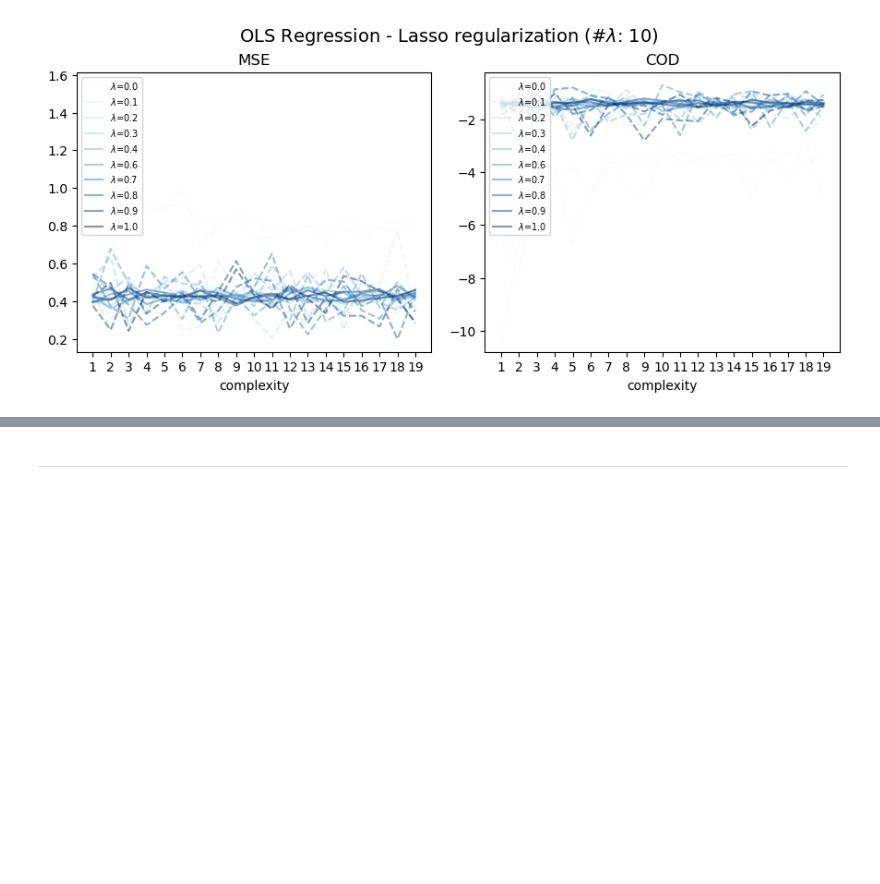
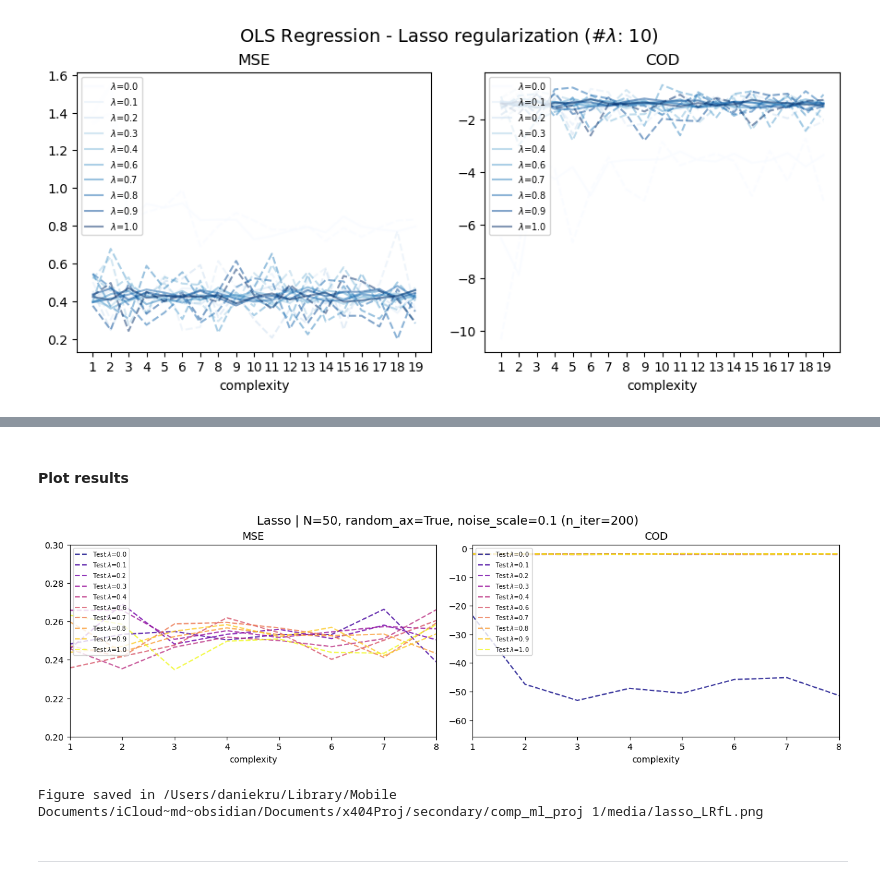
Before and after one commit to iKiru-hub/compML, a Jupyter notebook: Untitled1.ipynb, the cells around one changed output, grey strips where cells are left out. Drawn from its saved outputs; the diff is of its cells as text; code cells hidden in the pictures; blank space fills up the shorter version.

Commit message:
save fig

```diff
--- a/Untitled1.ipynb
+++ b/Untitled1.ipynb
@@ -1116,0 +1114,5 @@ plt.show()
+# %%
+N = 50
+random_ax = True
+noise_scale = 0.1
+(x, y, z), (xm, ym, zm) = u.generate_data(N=N, random_ax=random_ax, noise_scale=noise_scale)
@@ -1116,0 +1121,5 @@ plt.show()
+# %%
+n_iter = 200
+nb_lambdas = 10
+lambdas = np.linspace(0, 1, nb_lambdas)
+degrees = range(1, 20)
@@ -1117,3 +1203,46 @@ plt.show()
+# %% [markdown]
+#### Plot results
+# %%
+alpha = 0.8
+
+# colors
+colors = plt.cm.plasma(np.linspace(0, 1, nb_lambdas))
+
+# figure
+fig, axs = plt.subplots(1, 2, figsize=(13, 4), sharex=True)
+fig.suptitle(f'Lasso | {N=}, {random_ax=}, {noise_scale=} ({n_iter=})', fontsize=14)
+fig.tight_layout(h_pad=2)
+
+for i, l in enumerate(lambdas):
+    #axs[0].plot(degrees, tot_record['mse_train'][i, :], '-', color=colors[i], alpha=alpha, label=f"Train $\lambda$={l:.1f}")
+    axs[0].plot(degrees, tot_record['mse_test'][i, :], '--', color=colors[i], label=f"Test $\lambda$={l:.1f}", alpha=alpha)
+    axs[0].set_title(f"MSE")
+    axs[0].set_xlabel('complexity')
+    axs[0].legend(loc='upper left', fontsize=7)
+    axs[0].set_xticks(degrees)
+    axs[0].grid()
+
+    #axs[1].plot(degrees, tot_record['cod_train'][i, :], '-', color=colors[i], alpha=alpha, label=f"Train $\lambda$={l:.1f}")
+    axs[1].plot(degrees, tot_record['cod_test'][i, :], '--', color=colors[i], label=f"Test $\lambda$={l:.1f}", alpha=alpha)
+
+    axs[1].set_title(f"COD")
+    axs[1].set_xlabel('complexity')
+    axs[1].legend(loc='upper left', fontsize=7)
+    axs[1].set_xticks(degrees)
+    axs[1].grid()
+
+axs[0].set_ylim(0.2, 0.3)
+#axs[1].set_ylim(0, 1.1)
+
+axs[0].set_xlim(1, 8)
+axs[1].set_xlim(1, 8)
+plt.show()
+# %% [output]
+[figure, added]
+# %%
+u.save_figure(fig=fig, name="lasso_LRfL", path="/Users/daniekru/Library/Mobile Documents/iCloud~md~obsidian/Documents/x404Proj/secondary/comp_ml_proj 1/media")
+# %% [output]
+Figure saved in /Users/daniekru/Library/Mobile Documents/iCloud~md~obsidian/Documents/x404Proj/secondary/comp_ml_proj 1/media/lasso_LRfL.png
 # %% [markdown]
 ---
 # %% [markdown]
```
Also changed, not shown: parts of 16 cells of this notebook, 1 other file.
